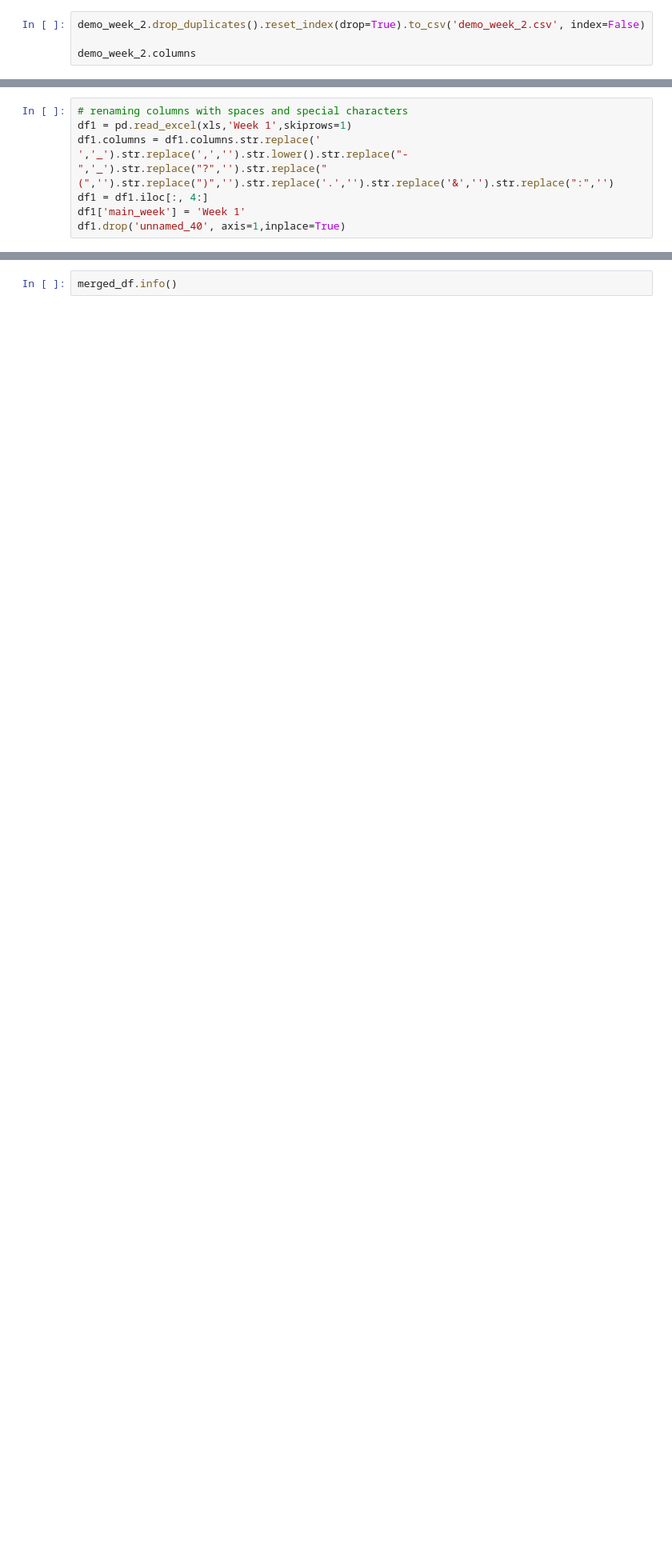
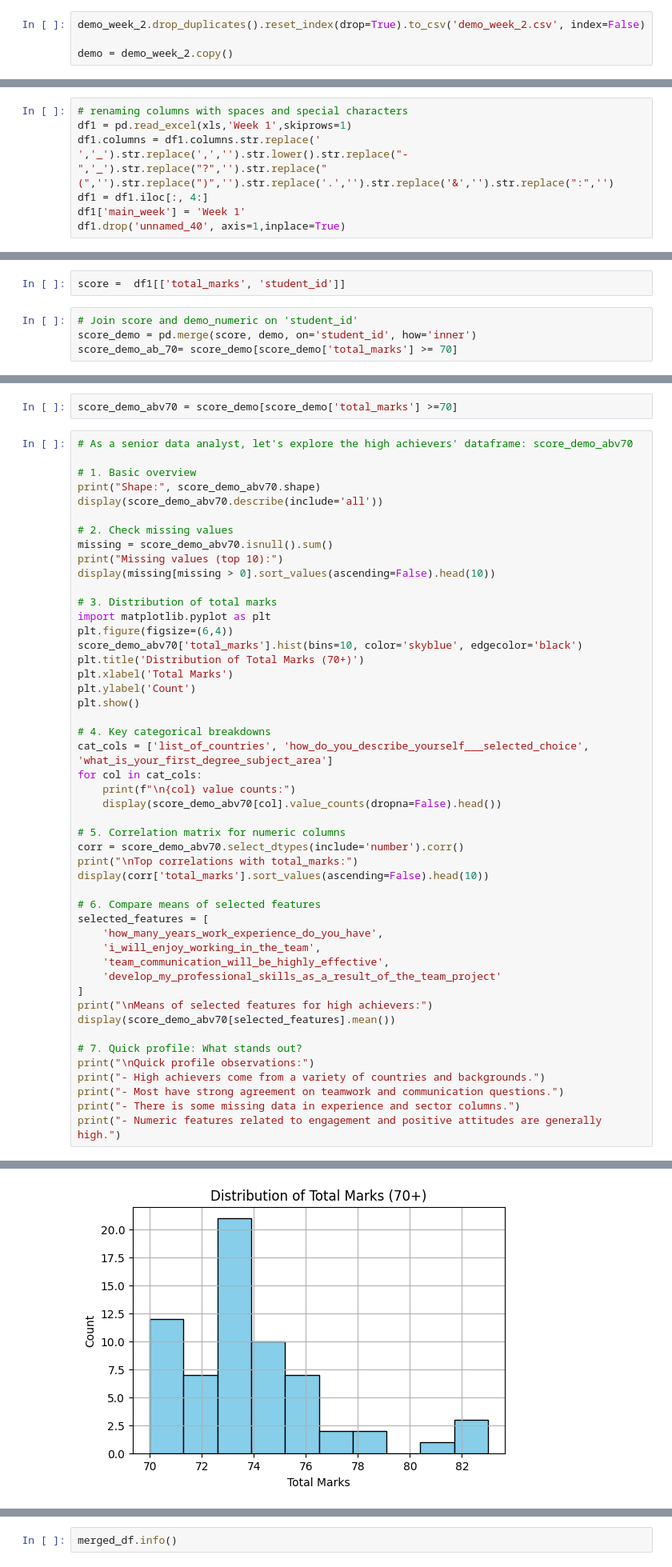
Before and after one commit to tjgusshy/UWE_Brsitol_IGP_Project, a Jupyter notebook: python_folder/eda.ipynb, the cells around one changed output, grey strips where cells are left out. Shown at 80% size. Drawn from its saved outputs; the diff is of its cells as text; blank space fills up the shorter version.

```diff
--- a/python_folder/eda.ipynb
+++ b/python_folder/eda.ipynb
@@ -46,4 +48,4 @@ demo_week_2.columns.values[44] = 'it_is_a_good_thing_to_pursue_it'
 # %%
 demo_week_2.drop_duplicates().reset_index(drop=True).to_csv('demo_week_2.csv', index=False)
 
-demo_week_2.columns
+demo = demo_week_2.copy()
@@ -190,3 +188,9 @@ df1.columns.values[32] = 'initial_access_information_handbook'
 df1.columns.values[33] = 'initial_access_reading_list'
 df1.columns.values[34] = 'initial_access_week1'
 df1.columns.values[35] = 'initial_access_week2'
+# %%
+score =  df1[['total_marks', 'student_id']]
+# %%
+# Join score and demo_numeric on 'student_id'
+score_demo = pd.merge(score, demo, on='student_id', how='inner')
+score_demo_ab_70= score_demo[score_demo['total_marks'] >= 70]
@@ -192,0 +337,51 @@ df1.columns.values[35] = 'initial_access_week2'
+# %%
+score_demo_abv70 = score_demo[score_demo['total_marks'] >=70]
+# %%
+# As a senior data analyst, let's explore the high achievers' dataframe: score_demo_abv70
+
+# 1. Basic overview
+print("Shape:", score_demo_abv70.shape)
+display(score_demo_abv70.describe(include='all'))
+
+# 2. Check missing values
+missing = score_demo_abv70.isnull().sum()
+print("Missing values (top 10):")
+display(missing[missing > 0].sort_values(ascending=False).head(10))
+
+# 3. Distribution of total marks
+import matplotlib.pyplot as plt
+plt.figure(figsize=(6,4))
+score_demo_abv70['total_marks'].hist(bins=10, color='skyblue', edgecolor='black')
+plt.title('Distribution of Total Marks (70+)')
+plt.xlabel('Total Marks')
+plt.ylabel('Count')
+plt.show()
+
+# 4. Key categorical breakdowns
+cat_cols = ['list_of_countries', 'how_do_you_describe_yourself___selected_choice', 'what_is_your_first_degree_subject_area']
+for col in cat_cols:
+    print(f"\n{col} value counts:")
+    display(score_demo_abv70[col].value_counts(dropna=False).head())
+
+# 5. Correlation matrix for numeric columns
+corr = score_demo_abv70.select_dtypes(include='number').corr()
+print("\nTop correlations with total_marks:")
+display(corr['total_marks'].sort_values(ascending=False).head(10))
+
+# 6. Compare means of selected features
+selected_features = [
+    'how_many_years_work_experience_do_you_have',
+    'i_will_enjoy_working_in_the_team',
+    'team_communication_will_be_highly_effective',
+    'develop_my_professional_skills_as_a_result_of_the_team_project'
+]
+print("\nMeans of selected features for high achievers:")
+display(score_demo_abv70[selected_features].mean())
+
+# 7. Quick profile: What stands out?
+print("\nQuick profile observations:")
+print("- High achievers come from a variety of countries and backgrounds.")
+print("- Most have strong agreement on teamwork and communication questions.")
+print("- There is some missing data in experience and sector columns.")
+print("- Numeric features related to engagement and positive attitudes are generally high.")
+# %% [output]
@@ -192,0 +414 @@ df1.columns.values[35] = 'initial_access_week2'
+[figure, added]
```
Also changed, not shown: parts of 27 cells of this notebook.
